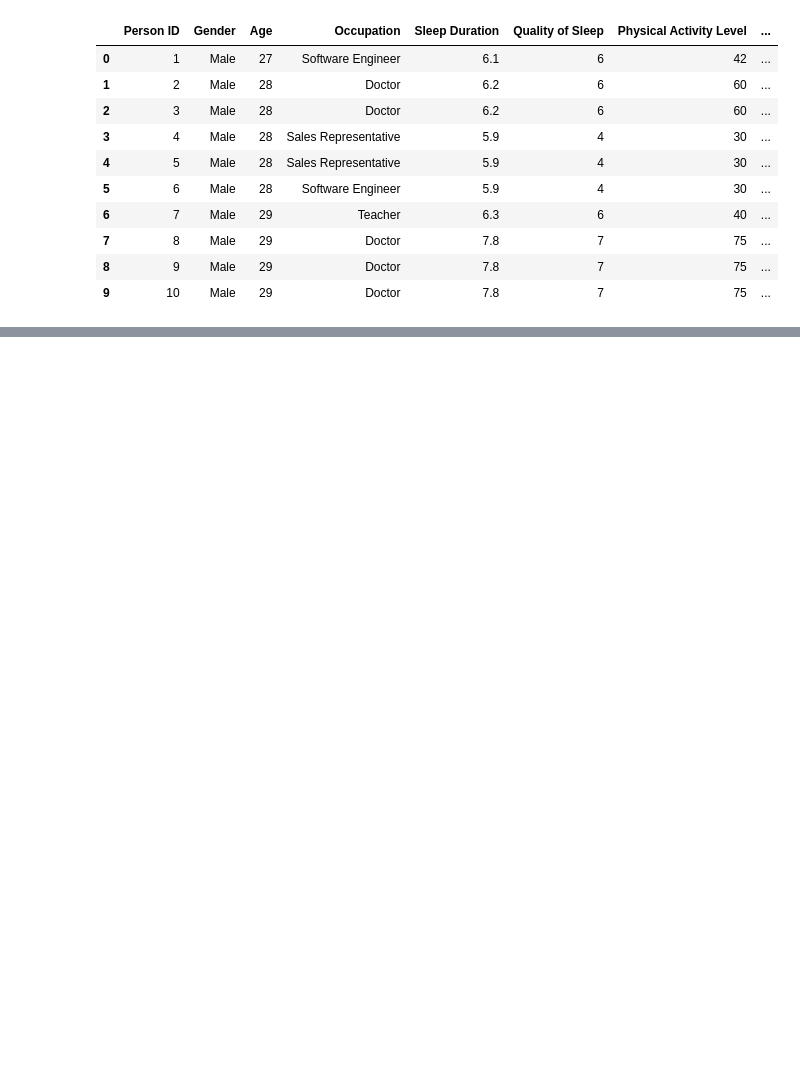
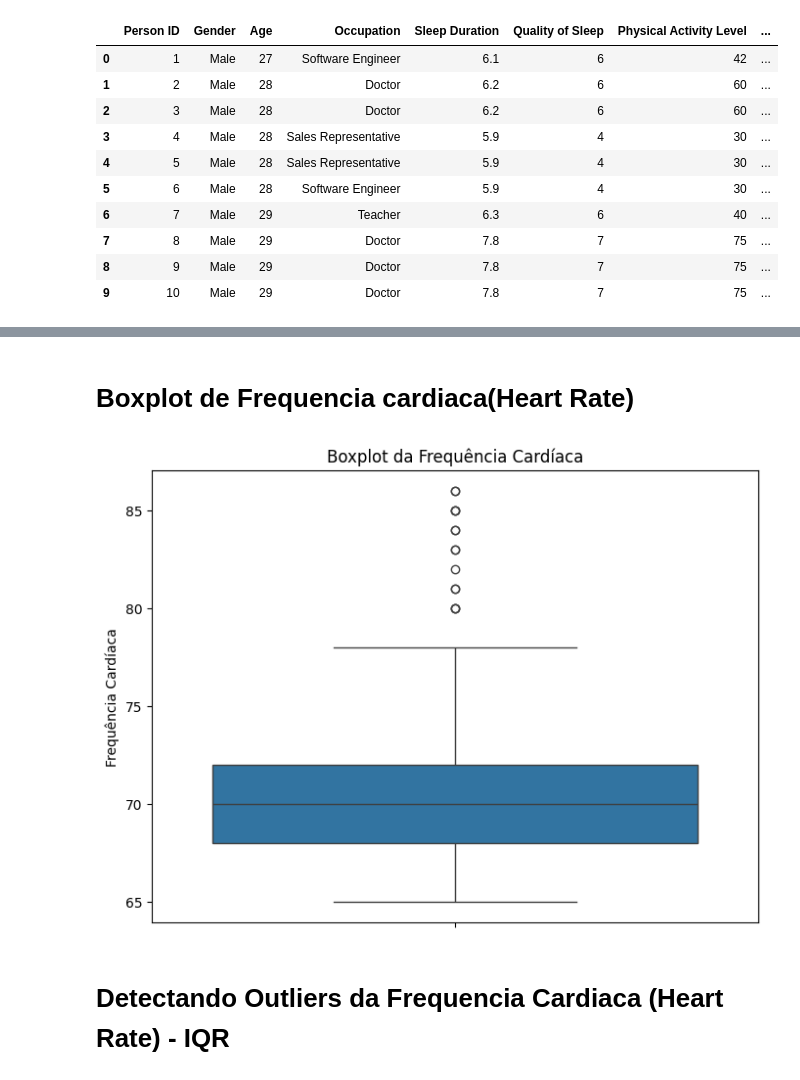
Before and after one commit to AndrielHenrique/Analise-de-Dados, a Jupyter notebook: base02.ipynb, the cells around one changed output, grey strips where cells are left out. Saved outputs shown, nothing was run; the diff lists cells and outputs as text; code cells hidden in the pictures; blank space fills up the shorter version.

```diff
--- a/base02.ipynb
+++ b/base02.ipynb
@@ -36,0 +156,14 @@ df.head(10)
+# %% [markdown]
+# Boxplot de Frequencia cardiaca(Heart Rate)
+# %%
+# Heart Rate
+
+plt.figure(figsize=(8, 6))
+sns.boxplot(y=df['Heart Rate'])
+plt.title('Boxplot da Frequência Cardíaca')
+plt.ylabel('Frequência Cardíaca')
+plt.show()
+# %% [output]
+[figure, added]
+# %% [markdown]
+# Detectando Outliers da Frequencia Cardiaca (Heart Rate) -  IQR
```
Also changed, not shown: parts of 24 cells of this notebook.
